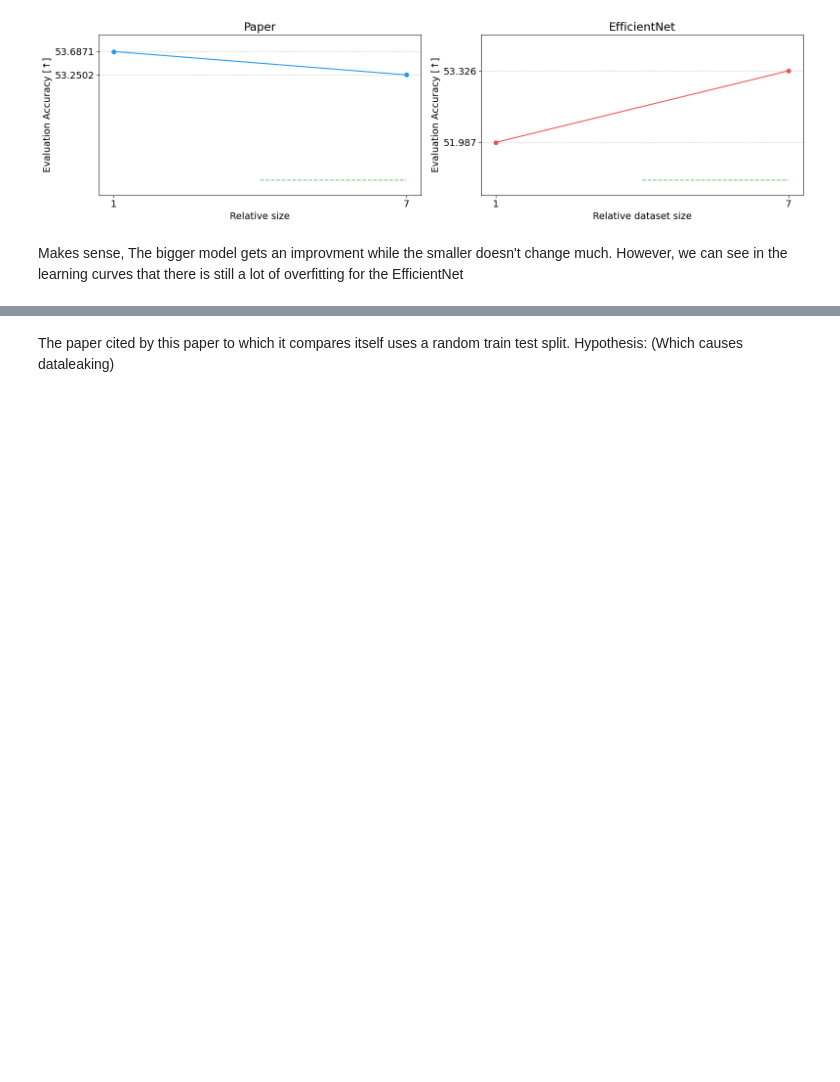
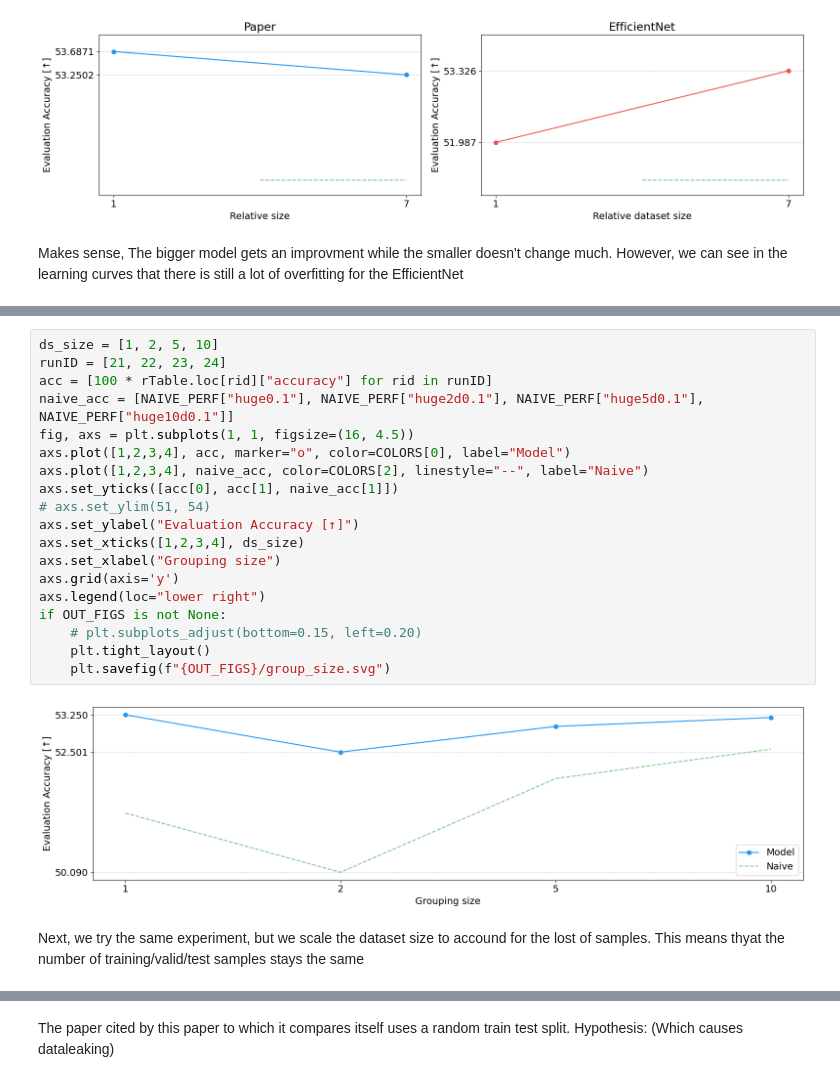
Before and after one commit to anthol42/MLSP-final_project, a Jupyter notebook: deep/notebooks/ablation.ipynb, the cells around one changed output, grey strips where cells are left out. Cells and saved outputs as stored; diff of their text form; blank space fills up the shorter version.

```diff
--- a/deep/notebooks/ablation.ipynb
+++ b/deep/notebooks/ablation.ipynb
@@ -261,0 +277,23 @@ Makes sense, The bigger model gets an improvment while the smaller doesn't chang
+# %%
+ds_size = [1, 2, 5, 10]
+runID = [21, 22, 23, 24]
+acc = [100 * rTable.loc[rid]["accuracy"] for rid in runID]
+naive_acc = [NAIVE_PERF["huge0.1"], NAIVE_PERF["huge2d0.1"], NAIVE_PERF["huge5d0.1"], NAIVE_PERF["huge10d0.1"]]
+fig, axs = plt.subplots(1, 1, figsize=(16, 4.5))
+axs.plot([1,2,3,4], acc, marker="o", color=COLORS[0], label="Model")
+axs.plot([1,2,3,4], naive_acc, color=COLORS[2], linestyle="--", label="Naive")
+axs.set_yticks([acc[0], acc[1], naive_acc[1]])
+# axs.set_ylim(51, 54)
+axs.set_ylabel("Evaluation Accuracy [↑]")
+axs.set_xticks([1,2,3,4], ds_size)
+axs.set_xlabel("Grouping size")
+axs.grid(axis='y')
+axs.legend(loc="lower right")
+if OUT_FIGS is not None:
+    # plt.subplots_adjust(bottom=0.15, left=0.20)
+    plt.tight_layout()
+    plt.savefig(f"{OUT_FIGS}/group_size.svg")
+# %% [output]
+[figure, added]
+# %% [markdown]
+Next, we try the same experiment, but we scale the dataset size to accound for the lost of samples. This means thyat the number of training/valid/test samples stays the same
```
Also changed, not shown: parts of 11 cells of this notebook, 2 other files.
